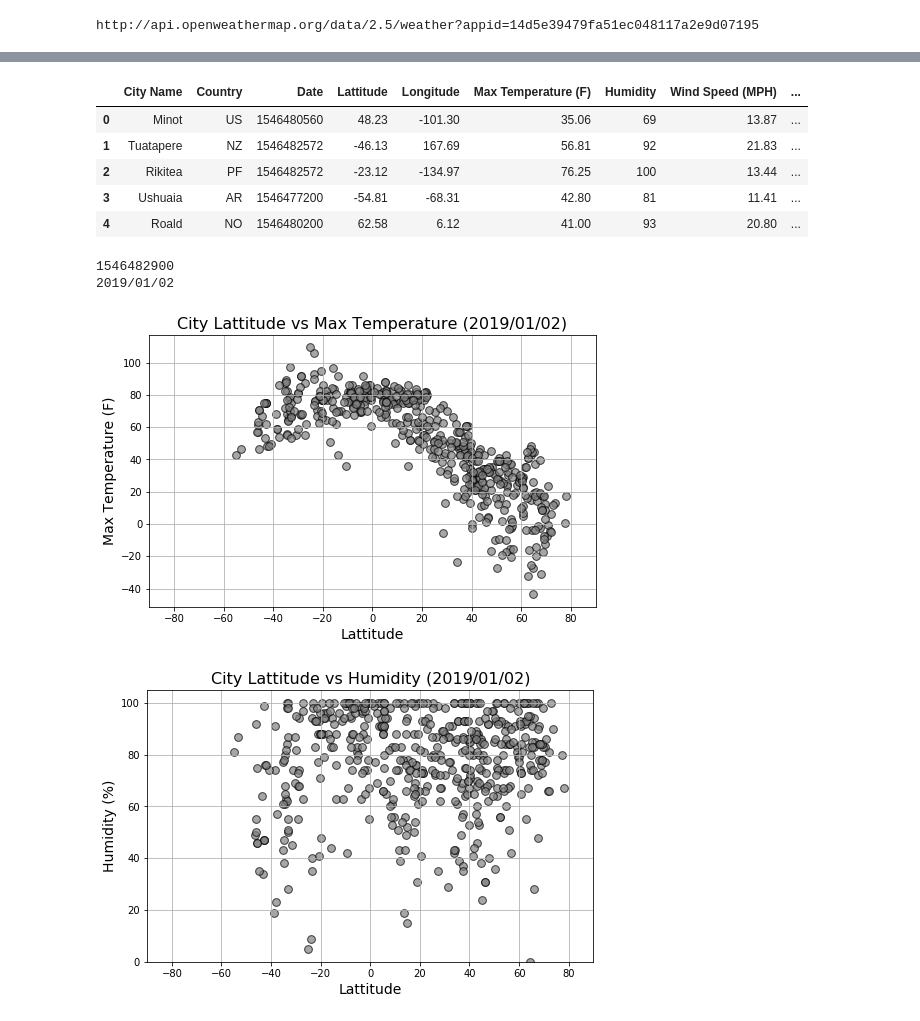
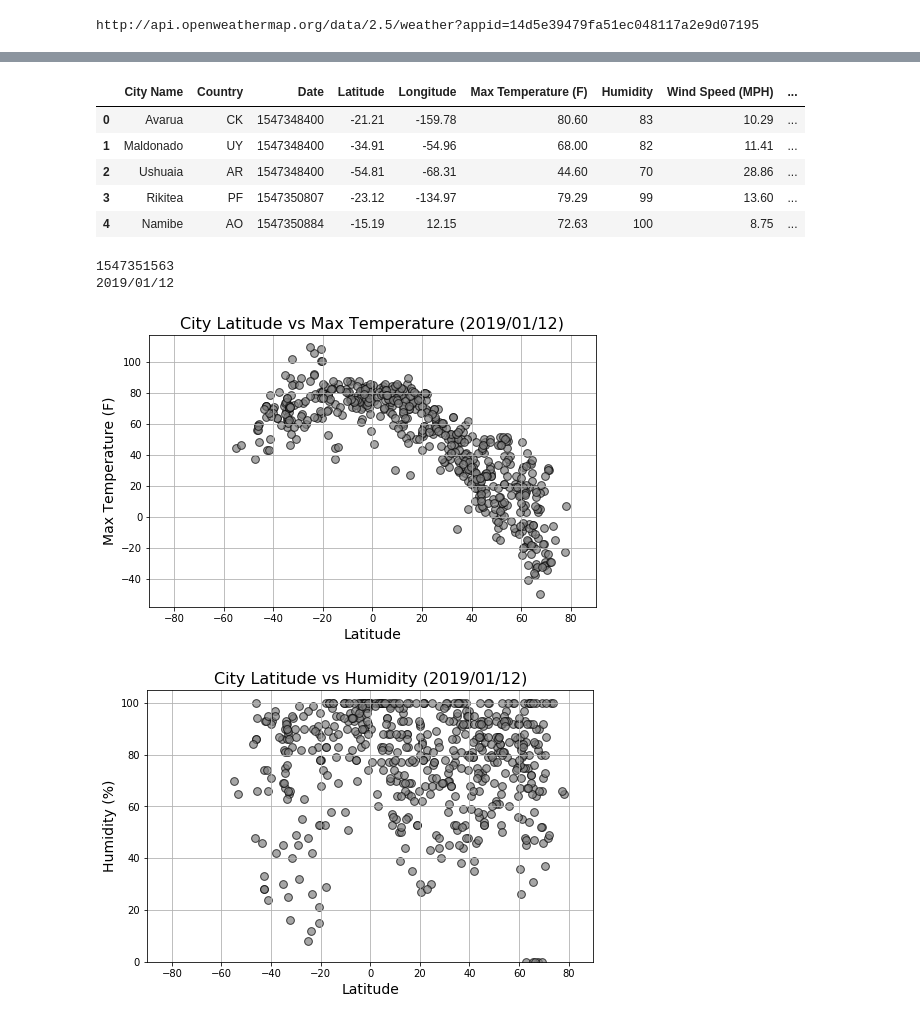
Before and after one commit to vivekbaghel1/Python-Assignment--API-, a Jupyter notebook: PyAPI_Weather_Assig.ipynb, the cells around one changed output, grey strips where cells are left out. Drawn from its saved outputs; the diff is of its cells as text; code cells hidden in the pictures.

```diff
--- a/PyAPI_Weather_Assig.ipynb
+++ b/PyAPI_Weather_Assig.ipynb
@@ -34,10 +34,10 @@ res_list = []
 http://api.openweathermap.org/data/2.5/weather?appid=14d5e39479fa51ec048117a2e9d07195
 # %%
 # Select random Lattitude and Longitude
-lattitudes = np.random.uniform(low=-90, high=90, size=1500)
+latitudes = np.random.uniform(low=-90, high=90, size=1500)
 longitudes = np.random.uniform(low=-180, high=180, size=1500)
 
-lat_lon = zip(lattitudes, longitudes)
+lat_lon = zip(latitudes, longitudes)
 # %%
 # Number of the Lattitude and Longitude pairs
 #len(list(lat_lon))
@@ -124,7 +124,7 @@ Processing Record 45 of Set 12 | shelburne
 weather_data = {'City Name':city_name,
                 'Country':cicountry,
                 'Date':cidate,
-                'Lattitude':coord_lat,
+                'Latitude':coord_lat,
                 'Longitude':coord_lon,
                 'Max Temperature (F)': temperature,
                 'Humidity':humidity,
@@ -146,34 +146,34 @@ weather_df = pd.DataFrame(weather_data)
 
 weather_df.head()
 # %% [output]
-|  | City Name | Country | Date | Lattitude | Longitude | Max Temperature (F) | Humidity | Wind Speed (MPH) | ... |
-| 0 | Minot | US | 1546480560 | 48.23 | -101.30 | 35.06 | 69 | 13.87 | ... |
-| 1 | Tuatapere | NZ | 1546482572 | -46.13 | 167.69 | 56.81 | 92 | 21.83 | ... |
-| 2 | Rikitea | PF | 1546482572 | -23.12 | -134.97 | 76.25 | 100 | 13.44 | ... |
-| 3 | Ushuaia | AR | 1546477200 | -54.81 | -68.31 | 42.80 | 81 | 11.41 | ... |
-| 4 | Roald | NO | 1546480200 | 62.58 | 6.12 | 41.00 | 93 | 20.80 | ... |
+|  | City Name | Country | Date | Latitude | Longitude | Max Temperature (F) | Humidity | Wind Speed (MPH) | ... |
+| 0 | Avarua | CK | 1547348400 | -21.21 | -159.78 | 80.60 | 83 | 10.29 | ... |
+| 1 | Maldonado | UY | 1547348400 | -34.91 | -54.96 | 68.00 | 82 | 11.41 | ... |
+| 2 | Ushuaia | AR | 1547348400 | -54.81 | -68.31 | 44.60 | 70 | 28.86 | ... |
+| 3 | Rikitea | PF | 1547350807 | -23.12 | -134.97 | 79.29 | 99 | 13.60 | ... |
+| 4 | Namibe | AO | 1547350884 | -15.19 | 12.15 | 72.63 | 100 | 8.75 | ... |
 # %%
 # Calculate Max Date and convert into Date
 max_date = weather_df['Date'].max()
 print(max_date)
 curr_date = datetime.fromtimestamp(max_date).strftime('%Y/%m/%d')
 
-print(date)
+print(curr_date)
 
 # Export Data Frame to csv file.
 weather_df.to_csv('./weather_api_call_500_cities.csv')
 # %% [output]
-1546482900
-2019/01/02
+1547351563
+2019/01/12
 # %%
 # Scatter Plot Lattitude Vs Maximum Temperature
 plt.figure(figsize=(8,5))
 
-plt.scatter(weather_df['Lattitude'],weather_df['Max Temperature (F)'],s=60,alpha=0.7,
+plt.scatter(weather_df['Latitude'],weather_df['Max Temperature (F)'],s=60,alpha=0.7,
             marker='o',color='grey',edgecolor='black',norm=2)
 
-plt.title('City Lattitude vs Max Temperature (' + curr_date + ')',fontsize=16)
-plt.xlabel('Lattitude', fontsize=14)
+plt.title('City Latitude vs Max Temperature (' + curr_date + ')',fontsize=16)
+plt.xlabel('Latitude', fontsize=14)
 plt.xlim(-90,90)
 plt.ylabel('Max Temperature (F)', fontsize=14)
 plt.grid(True)
@@ -182,26 +182,26 @@ plt.savefig('Lat Vs MaxTemp.png')
 
 plt.show()
 # %% [output]
-[figure, old version]
+[figure, new version]
 # %%
 # Scatter Plot Lattitude Vs Humidity
 plt.figure(figsize=(8,5))
 
-plt.scatter(weather_df['Lattitude'],weather_df['Humidity'],s=60,alpha=0.7,
+plt.scatter(weather_df['Latitude'],weather_df['Humidity'],s=60,alpha=0.7,
             marker='o',color='grey',edgecolor='black',norm=2)
 
-plt.title('City Lattitude vs Humidity (' + curr_date + ')',fontsize=16)
-plt.xlabel('Lattitude', fontsize=14)
+plt.title('City Latitude vs Humidity (' + curr_date + ')',fontsize=16)
+plt.xlabel('Latitude', fontsize=14)
 plt.xlim(-90,90)
 plt.ylabel('Humidity (%)', fontsize=14)
 plt.ylim(0,105)
 plt.grid(True)
 
 plt.savefig('Lat Vs Humidity.png')
 
 plt.show()
 # %% [output]
-[figure, old version]
+[figure, new version]
 # %%
 # Scatter Plot Lattitude Vs Cloudiness
 plt.figure(figsize=(8,5))
```
Also changed, not shown: parts of 4 cells of this notebook.
